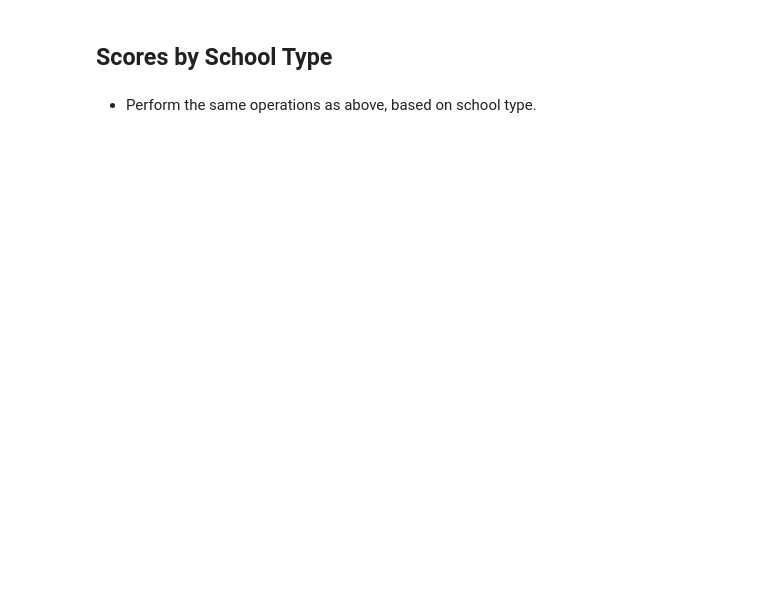
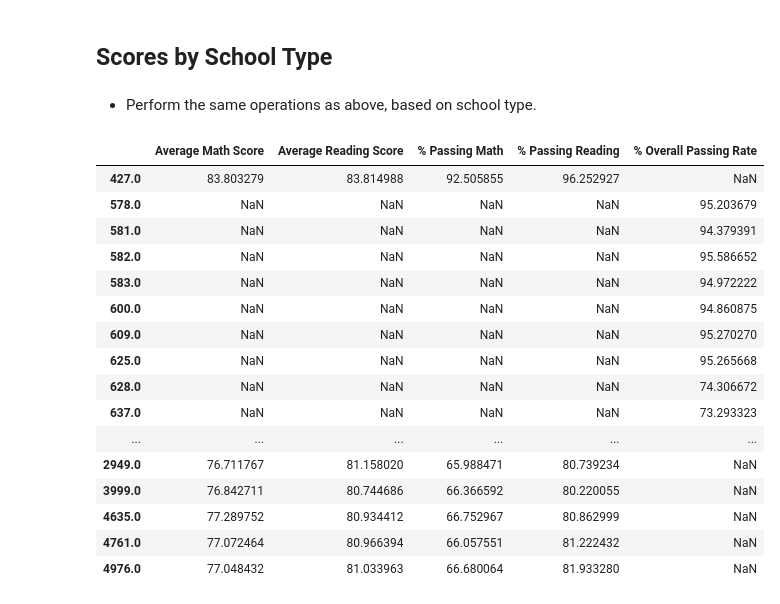
Before and after one commit to thphan12/Pandas-HW, a Jupyter notebook: PyCitySchools_starter.ipynb, the cells around one changed output. Cells and saved outputs as stored; diff of their text form; code cells hidden in the pictures; blank space fills up the shorter version.

```diff
--- a/PyCitySchools_starter.ipynb
+++ b/PyCitySchools_starter.ipynb
@@ -376,3 +405,43 @@ SyntaxError: invalid syntax (<ipython-input-12-aa771452277b>, line 23)
 ## Scores by School Type
 # %% [markdown]
 * Perform the same operations as above, based on school type.
+# %%
+type_math_scores = school_summary.groupby(["school_type"]).mean()["Average Math Score"]
+type_reading_scores = school_summary.groupby(["school_type"]).mean()["Average reading score"]
+type_passing_math = school_summary.groupby(["school_type"]).mean()["% Passing Math"]
+type_passing_reading = school_summary.groupby(["school_type"]).mean()["% Passing Reading"]
+overall_passing_rate = (spending_passing_math + spending_passing_reading) / 2
+# size= pd.cut(["Total Students"], size_bins, labels=group_names)
+# Assemble into data frame
+type_summary = pd.DataFrame({"Average Math Score" : size_math_scores,
+                                "Average Reading Score": size_reading_scores,
+                                "% Passing Math": size_passing_math,
+                                "% Passing Reading": size_passing_reading,
+                                "% Overall Passing Rate": overall_passing_rate})
+
+# Minor data munging
+type_summary = type_summary[["Average Math Score",
+                                    "Average Reading Score",
+                                    "% Passing Math", "% Passing Reading",
+                                    "% Overall Passing Rate"]]
+
+# Display results
+type_summary
+# %% [output]
+|  | Average Math Score | Average Reading Score | % Passing Math | % Passing Reading | % Overall Passing Rate |
+| 427.0 | 83.803279 | 83.814988 | 92.505855 | 96.252927 | NaN |
+| 578.0 | NaN | NaN | NaN | NaN | 95.203679 |
+| 581.0 | NaN | NaN | NaN | NaN | 94.379391 |
+| 582.0 | NaN | NaN | NaN | NaN | 95.586652 |
+| 583.0 | NaN | NaN | NaN | NaN | 94.972222 |
+| 600.0 | NaN | NaN | NaN | NaN | 94.860875 |
+| 609.0 | NaN | NaN | NaN | NaN | 95.270270 |
+| 625.0 | NaN | NaN | NaN | NaN | 95.265668 |
+| 628.0 | NaN | NaN | NaN | NaN | 74.306672 |
+| 637.0 | NaN | NaN | NaN | NaN | 73.293323 |
+| ... | ... | ... | ... | ... | ... |
+| 2949.0 | 76.711767 | 81.158020 | 65.988471 | 80.739234 | NaN |
+| 3999.0 | 76.842711 | 80.744686 | 66.366592 | 80.220055 | NaN |
+| 4635.0 | 77.289752 | 80.934412 | 66.752967 | 80.862999 | NaN |
+| 4761.0 | 77.072464 | 80.966394 | 66.057551 | 81.222432 | NaN |
+| 4976.0 | 77.048432 | 81.033963 | 66.680064 | 81.933280 | NaN |
```
Also changed, not shown: parts of 2 cells of this notebook.
